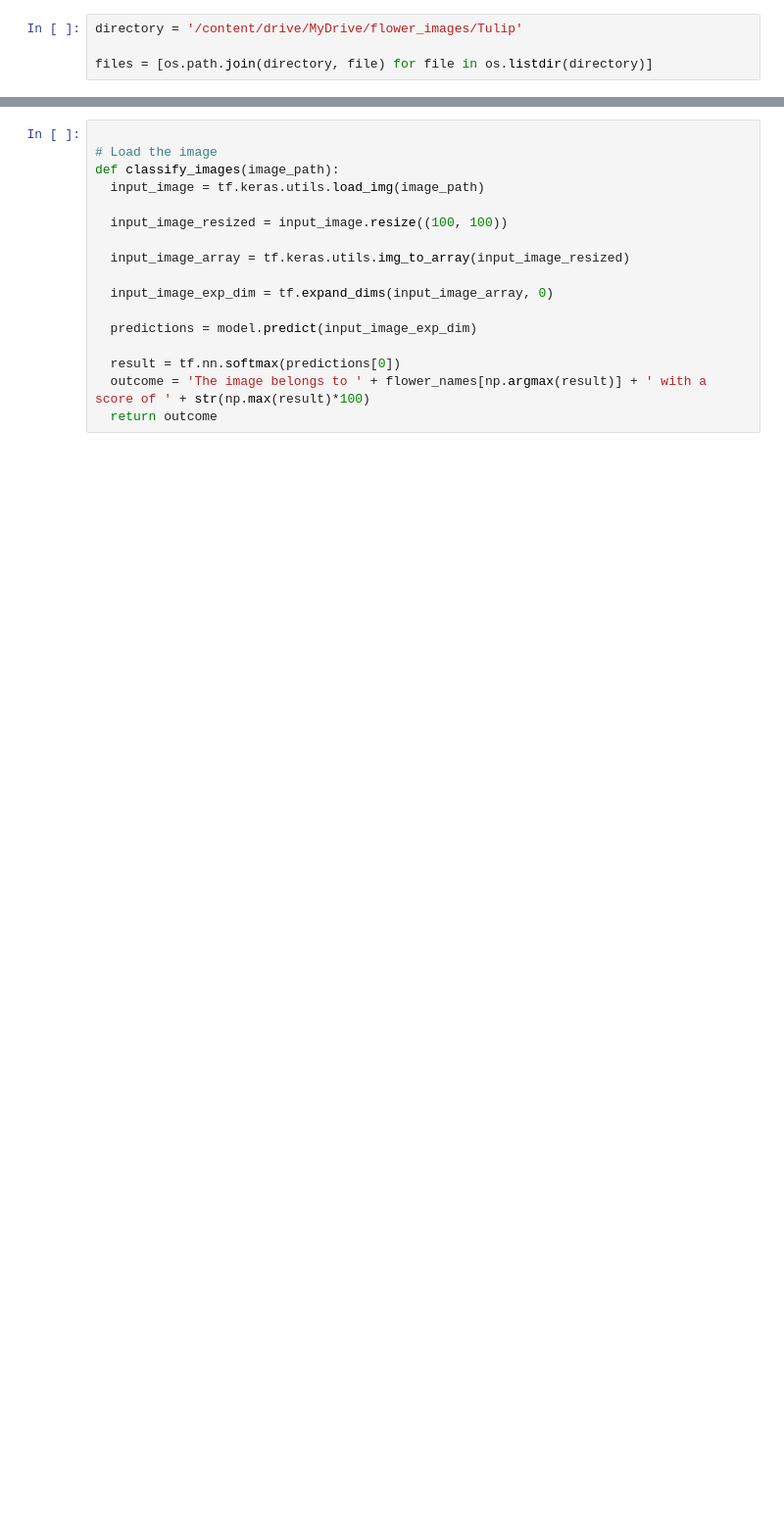
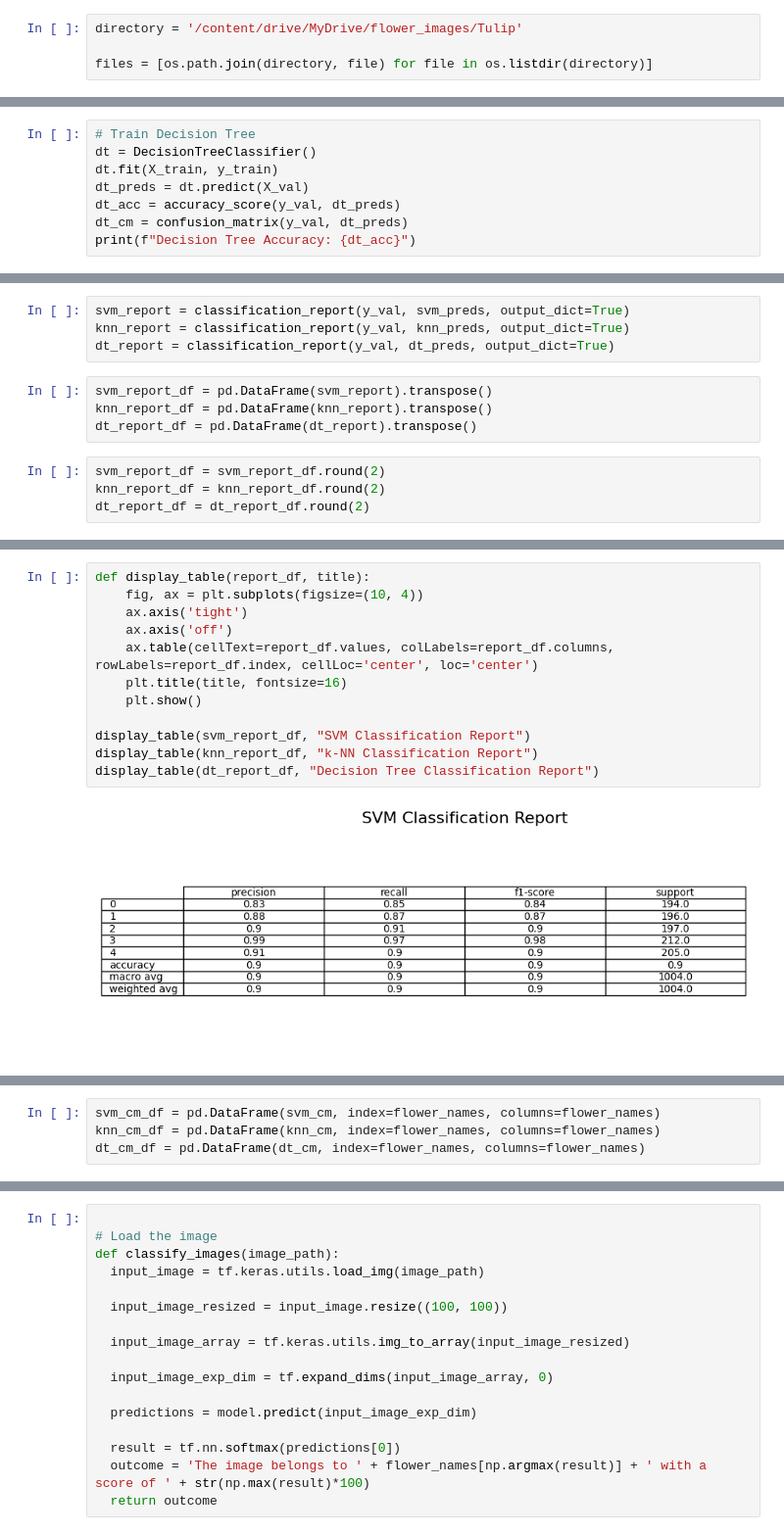
Before and after one commit to aarushM923/Flower-Recognition, a Jupyter notebook: flower_recognition.ipynb, the cells around one changed output, grey strips where cells are left out. Shown at 98% size. Cells and saved outputs as stored; diff of their text form; blank space fills up the shorter version.

```diff
--- a/flower_recognition.ipynb
+++ b/flower_recognition.ipynb
@@ -231,0 +298,8 @@ files = [os.path.join(directory, file) for file in os.listdir(directory)]
+# %%
+# Train Decision Tree
+dt = DecisionTreeClassifier()
+dt.fit(X_train, y_train)
+dt_preds = dt.predict(X_val)
+dt_acc = accuracy_score(y_val, dt_preds)
+dt_cm = confusion_matrix(y_val, dt_preds)
+print(f"Decision Tree Accuracy: {dt_acc}")
@@ -231,0 +308,12 @@ files = [os.path.join(directory, file) for file in os.listdir(directory)]
+# %%
+svm_report = classification_report(y_val, svm_preds, output_dict=True)
+knn_report = classification_report(y_val, knn_preds, output_dict=True)
+dt_report = classification_report(y_val, dt_preds, output_dict=True)
+# %%
+svm_report_df = pd.DataFrame(svm_report).transpose()
+knn_report_df = pd.DataFrame(knn_report).transpose()
+dt_report_df = pd.DataFrame(dt_report).transpose()
+# %%
+svm_report_df = svm_report_df.round(2)
+knn_report_df = knn_report_df.round(2)
+dt_report_df = dt_report_df.round(2)
@@ -231,0 +347,14 @@ files = [os.path.join(directory, file) for file in os.listdir(directory)]
+# %%
+def display_table(report_df, title):
+    fig, ax = plt.subplots(figsize=(10, 4))
+    ax.axis('tight')
+    ax.axis('off')
+    ax.table(cellText=report_df.values, colLabels=report_df.columns, rowLabels=report_df.index, cellLoc='center', loc='center')
+    plt.title(title, fontsize=16)
+    plt.show()
+
+display_table(svm_report_df, "SVM Classification Report")
+display_table(knn_report_df, "k-NN Classification Report")
+display_table(dt_report_df, "Decision Tree Classification Report")
+# %% [output]
+[figure, added]
@@ -231,0 +363,4 @@ files = [os.path.join(directory, file) for file in os.listdir(directory)]
+# %%
+svm_cm_df = pd.DataFrame(svm_cm, index=flower_names, columns=flower_names)
+knn_cm_df = pd.DataFrame(knn_cm, index=flower_names, columns=flower_names)
+dt_cm_df = pd.DataFrame(dt_cm, index=flower_names, columns=flower_names)
```
Also changed, not shown: parts of 20 cells of this notebook.
